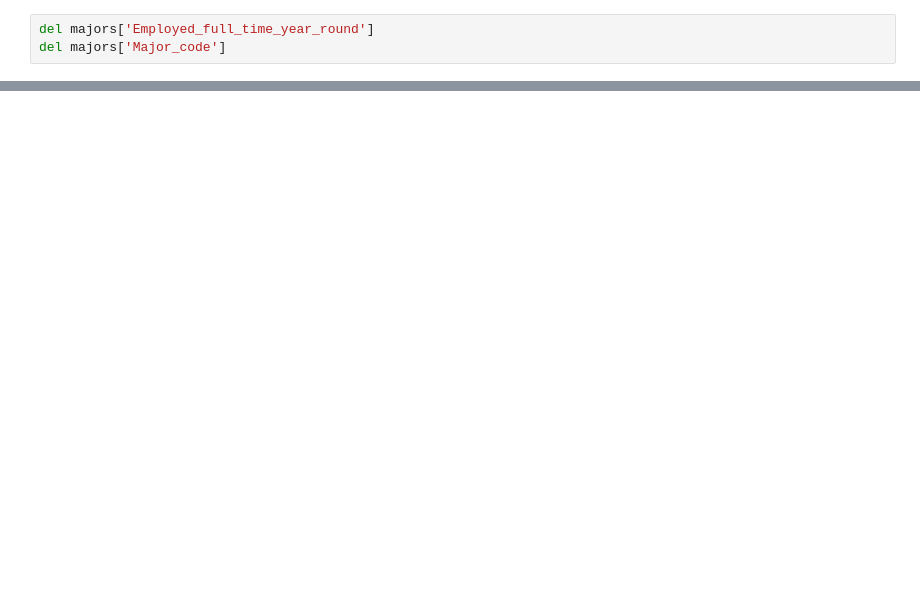
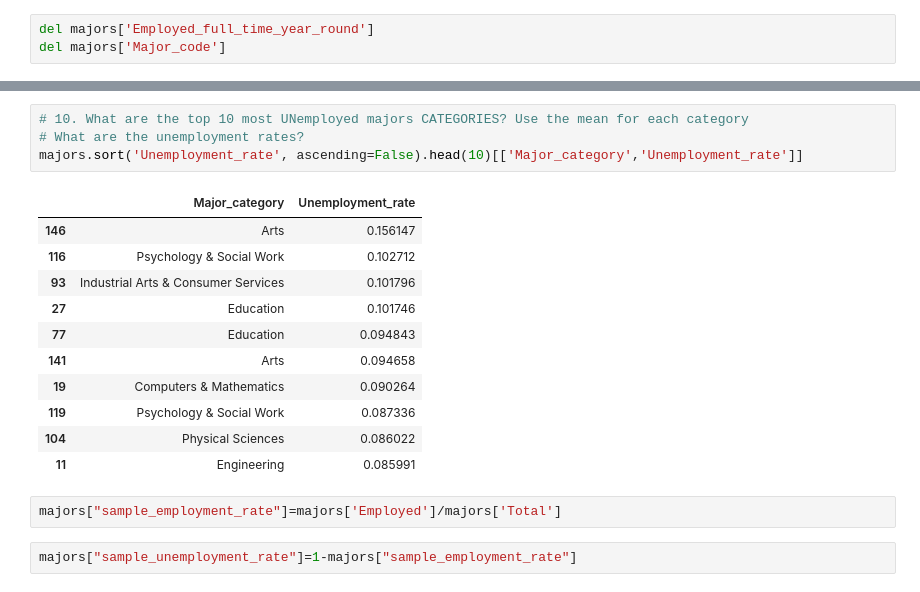
Before and after one commit to wints/SF_Dat_15_WORK-1, a Jupyter notebook: hw/hw1.ipynb, the cells around one changed output, grey strips where cells are left out. Saved outputs shown, nothing was run; the diff lists cells and outputs as text; blank space fills up the shorter version.

```diff
--- a/hw/hw1.ipynb
+++ b/hw/hw1.ipynb
@@ -295,0 +118,20 @@ majors.groupby('Major_category').Median.mean().plot(kind='bar')
+# %%
+# 10. What are the top 10 most UNemployed majors CATEGORIES? Use the mean for each category
+# What are the unemployment rates?
+majors.sort('Unemployment_rate', ascending=False).head(10)[['Major_category','Unemployment_rate']]
+# %% [output]
+|  | Major_category | Unemployment_rate |
+| 146 | Arts | 0.156147 |
+| 116 | Psychology & Social Work | 0.102712 |
+| 93 | Industrial Arts & Consumer Services | 0.101796 |
+| 27 | Education | 0.101746 |
+| 77 | Education | 0.094843 |
+| 141 | Arts | 0.094658 |
+| 19 | Computers & Mathematics | 0.090264 |
+| 119 | Psychology & Social Work | 0.087336 |
+| 104 | Physical Sciences | 0.086022 |
+| 11 | Engineering | 0.085991 |
+# %%
+majors["sample_employment_rate"]=majors['Employed']/majors['Total']
+# %%
+majors["sample_unemployment_rate"]=1-majors["sample_employment_rate"]
```
Also changed, not shown: parts of 29 cells of this notebook, 4 other files.
